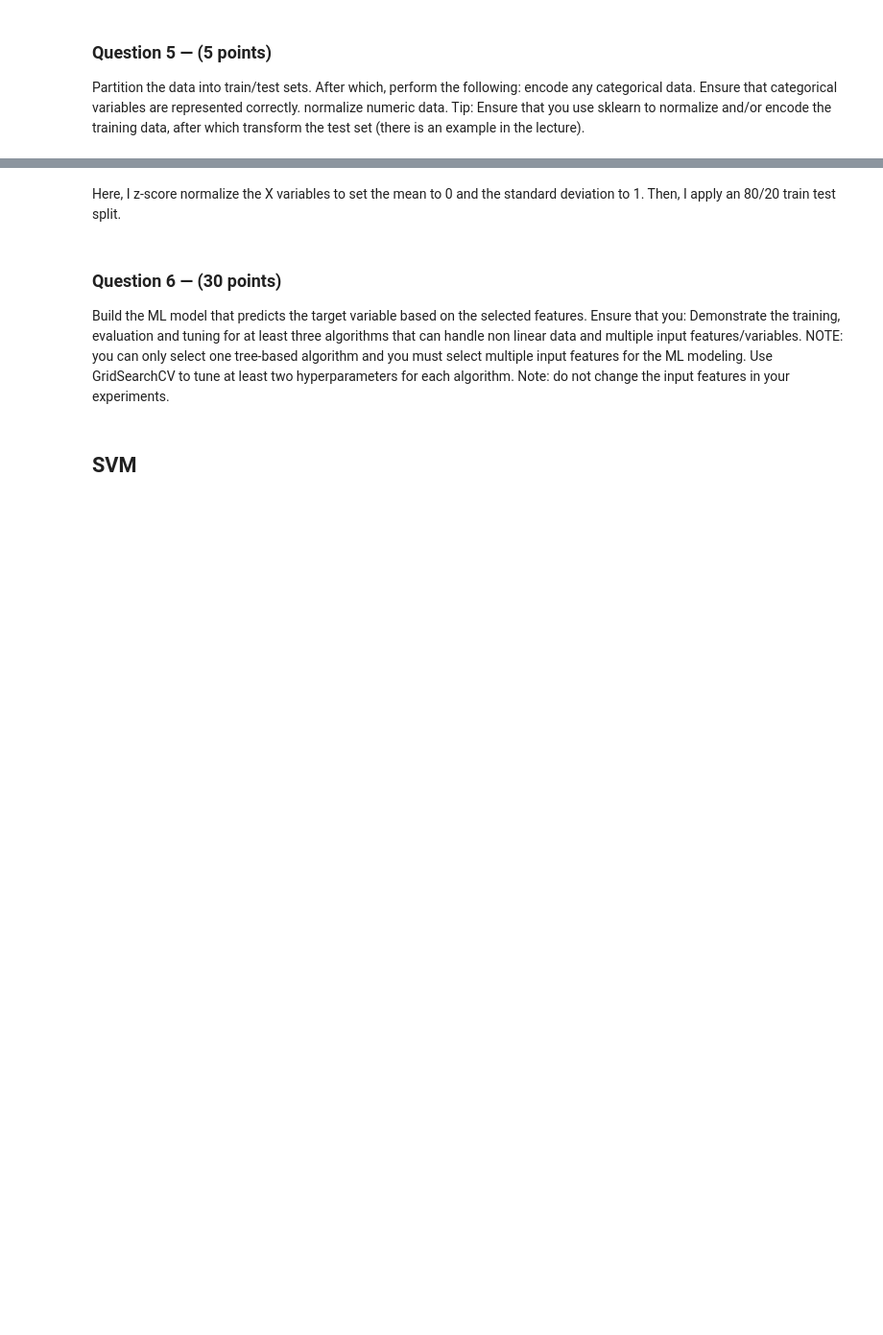
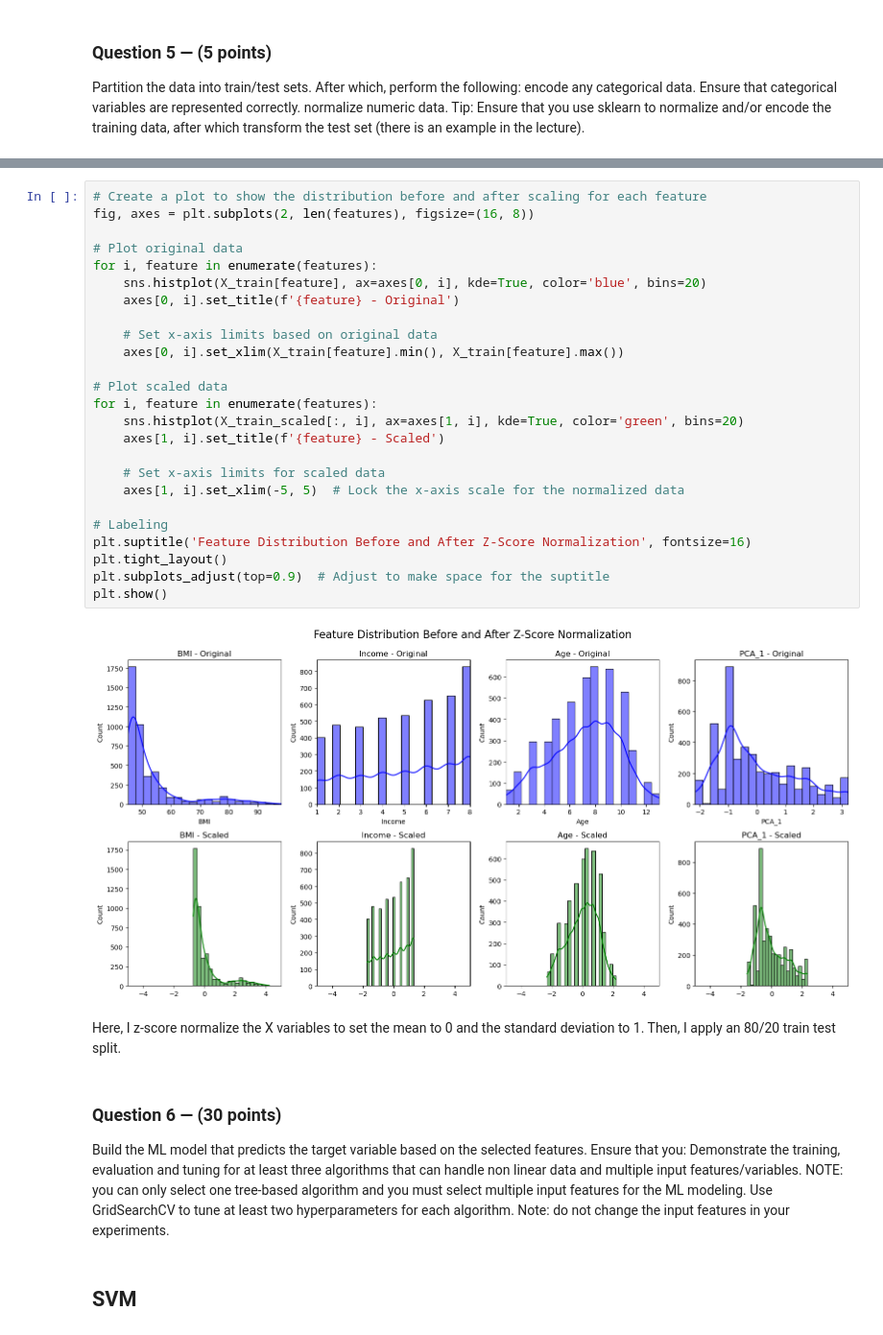
Before and after one commit to EvelynAltpeter/Practicum3, a Jupyter notebook: Practicum3.ipynb, the cells around one changed output, grey strips where cells are left out. Shown at 96% size. Saved outputs shown, nothing was run; the diff lists cells and outputs as text; blank space fills up the shorter version.

```diff
--- a/Practicum3.ipynb
+++ b/Practicum3.ipynb
@@ -320,3 +346,30 @@ Testing set after scaling:
+# %%
+# Create a plot to show the distribution before and after scaling for each feature
+fig, axes = plt.subplots(2, len(features), figsize=(16, 8))
+
+# Plot original data
+for i, feature in enumerate(features):
+    sns.histplot(X_train[feature], ax=axes[0, i], kde=True, color='blue', bins=20)
+    axes[0, i].set_title(f'{feature} - Original')
+
+    # Set x-axis limits based on original data
+    axes[0, i].set_xlim(X_train[feature].min(), X_train[feature].max())
+
+# Plot scaled data
+for i, feature in enumerate(features):
+    sns.histplot(X_train_scaled[:, i], ax=axes[1, i], kde=True, color='green', bins=20)
+    axes[1, i].set_title(f'{feature} - Scaled')
+
+    # Set x-axis limits for scaled data
+    axes[1, i].set_xlim(-5, 5)  # Lock the x-axis scale for the normalized data
+
+# Labeling
+plt.suptitle('Feature Distribution Before and After Z-Score Normalization', fontsize=16)
+plt.tight_layout()
+plt.subplots_adjust(top=0.9)  # Adjust to make space for the suptitle
+plt.show()
+# %% [output]
+[figure, added]
 # %% [markdown]
 Here, I z-score normalize the X variables to set the mean to 0 and the standard deviation to 1. Then, I apply an 80/20 train test split.
 # %% [markdown]
```
Also changed, not shown: parts of 5 cells of this notebook.
